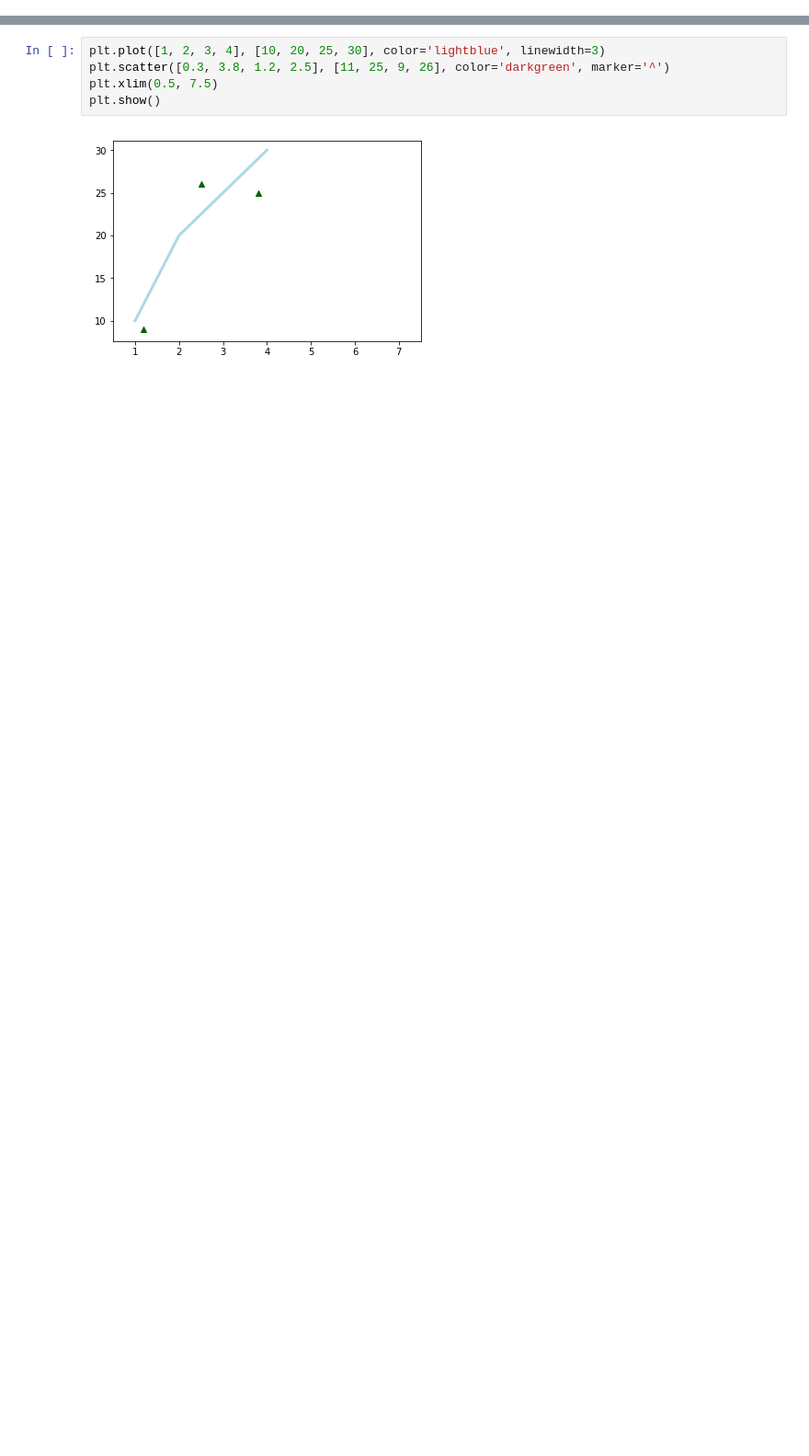
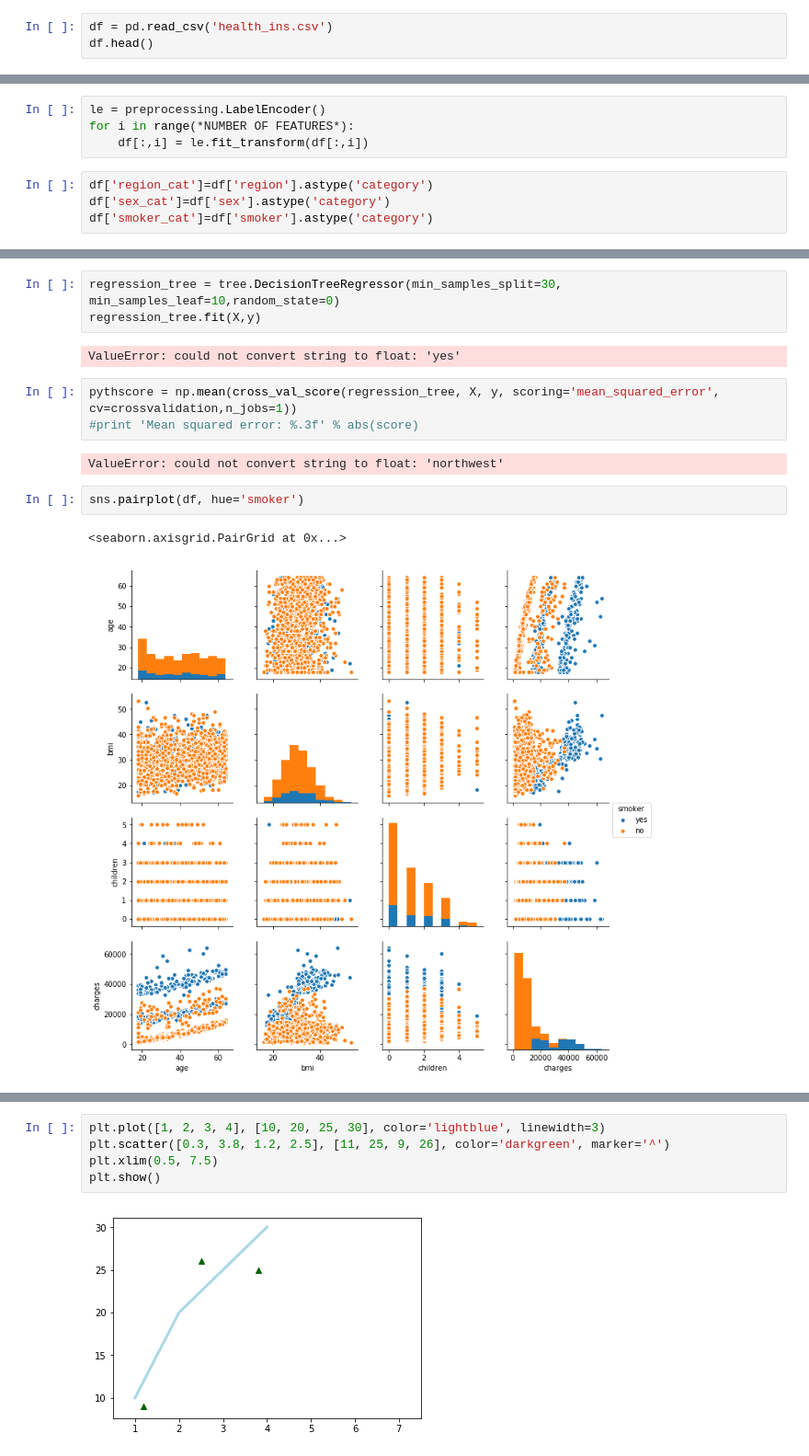
Before and after one commit to damndoline/hello-data, a Jupyter notebook: test_notebook.ipynb, the cells around one changed output, grey strips where cells are left out. Shown at 92% size. Saved outputs shown, nothing was run; the diff lists cells and outputs as text; blank space fills up the shorter version.

```diff
--- a/test_notebook.ipynb
+++ b/test_notebook.ipynb
@@ -6 +7,4 @@ import matplotlib.pyplot as plt
 %matplotlib inline
+# %%
+df = pd.read_csv('health_ins.csv')
+df.head()
@@ -6,0 +22,8 @@ import matplotlib.pyplot as plt
+# %%
+le = preprocessing.LabelEncoder()
+for i in range(*NUMBER OF FEATURES*):
+    df[:,i] = le.fit_transform(df[:,i])
+# %%
+df['region_cat']=df['region'].astype('category')
+df['sex_cat']=df['sex'].astype('category')
+df['smoker_cat']=df['smoker'].astype('category')
@@ -6,0 +43,15 @@ import matplotlib.pyplot as plt
+# %%
+regression_tree = tree.DecisionTreeRegressor(min_samples_split=30, min_samples_leaf=10,random_state=0)
+regression_tree.fit(X,y)
+# %% [output]
+ValueError: could not convert string to float: 'yes'
+# %%
+pythscore = np.mean(cross_val_score(regression_tree, X, y, scoring='mean_squared_error', cv=crossvalidation,n_jobs=1))
+#print 'Mean squared error: %.3f' % abs(score)
+# %% [output]
+ValueError: could not convert string to float: 'northwest'
+# %%
+sns.pairplot(df, hue='smoker')
+# %% [output]
+<seaborn.axisgrid.PairGrid at 0x...>
+[figure, added]
```
Also changed, not shown: parts of 12 cells of this notebook.
